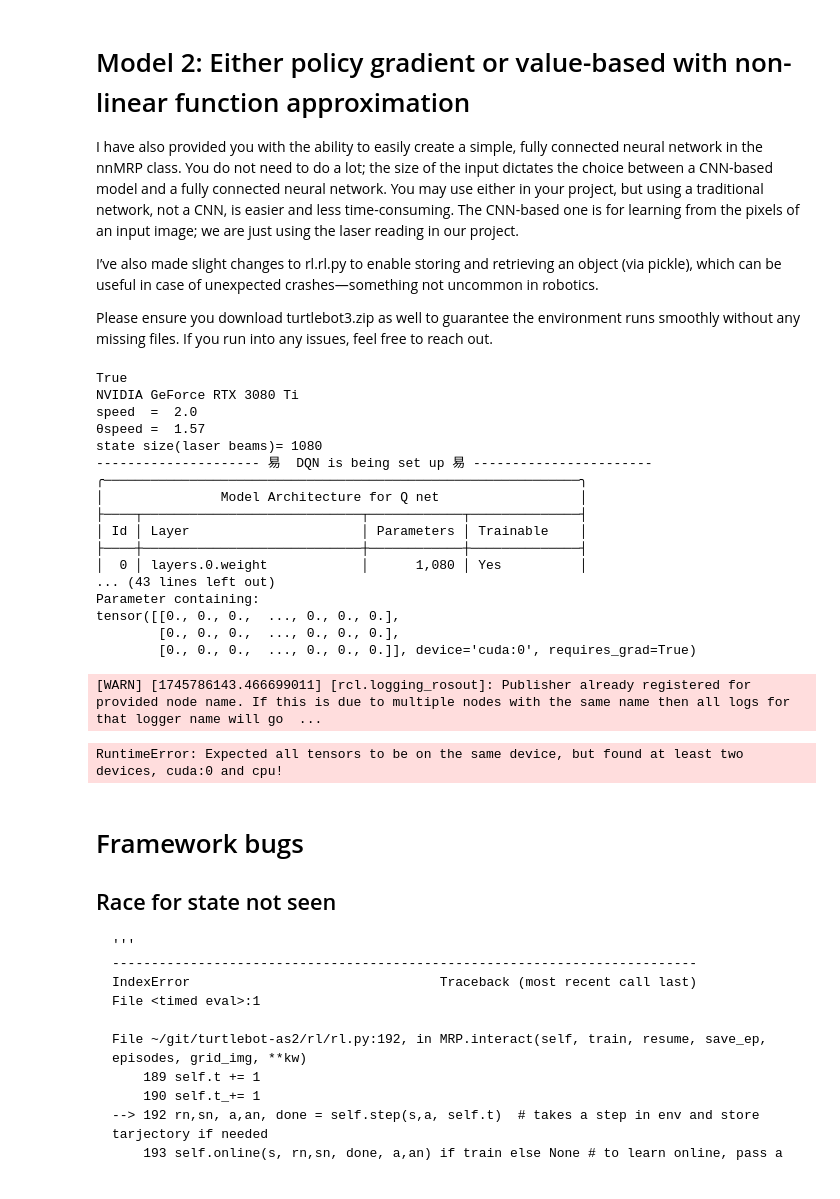
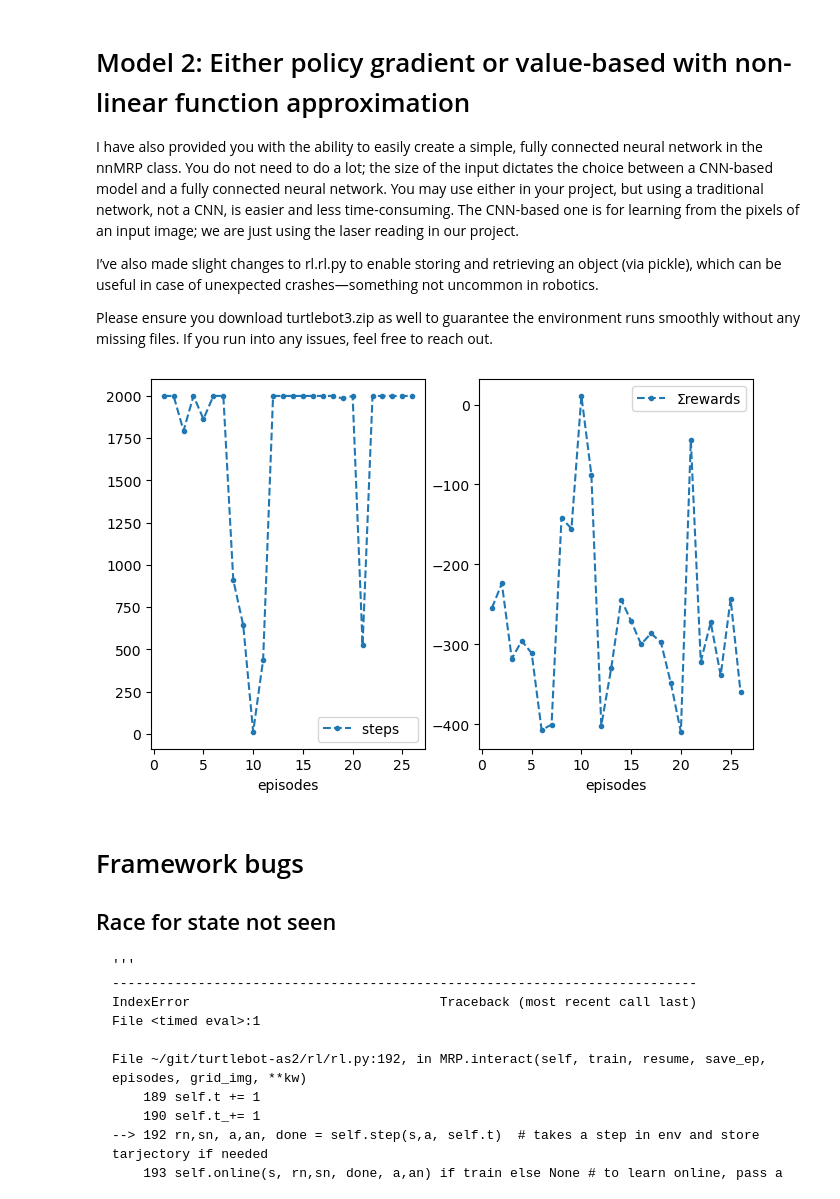
Before and after one commit to DanielBryars/turtlebot-as2, a Jupyter notebook: Assessment2.ipynb, the cells around one changed output. Cells and saved outputs as stored; diff of their text form; code cells hidden in the pictures.

```diff
--- a/Assessment2.ipynb
+++ b/Assessment2.ipynb
@@ -609,24 +711,25 @@ if not ros.ok():
 
 class nnRobEnv(vRobEnv):
     def __init__(self, **kw):
+        self.device = torch.device('mps' if torch.backends.mps.is_available() else 'cuda' if torch.cuda.is_available() else 'cpu')
         super().__init__(**kw)
         self.nF = len(self.scans)
 
     def s_(self):
         max, min = self.max_range, self.min_range
         normalised =  ((self.scans - min)/(max - min))
-        return torch.tensor(normalised, dtype=torch.float32)
+        return torch.tensor(normalised, dtype=torch.float32).to(self.device)
 
 env = nnRobEnv()
 
 class cudaDQN(nnMDP):
     def __init__(self, α=1e-4, t_Qn=1000, **kw):
         print('--------------------- 易  cudaDQN is being set up 易 -----------------------')
+        self.device = torch.device('mps' if torch.backends.mps.is_available() else 'cuda' if torch.cuda.is_available() else 'cpu')
         super().__init__(**kw)
         self.α = α
         self.store = True
         self.t_Qn = t_Qn
-        self.device = torch.device('mps' if torch.backends.mps.is_available() else 'cuda' if torch.cuda.is_available() else 'cpu')
 
     def greedy(self, s):
         self.isamax = True
@@ -646,59 +749,41 @@ class cudaDQN(nnMDP):
         Qn[dones] = 0
 
         target = Qs.clone().detach()
-        target[inds, a] = self.γ * Qn.max(1).values + rn
+        target[inds, a] = self.γ * Qn.max(1).values + rn.to(self.device)
         loss = self.qN.fit(Qs, target)
 
         if self.t_ % self.t_Qn == 0:
             self.qNn.set_weights('Q', self.t_)
             print(f'loss = {loss}')
 
 
 nnqlearn = cudaDQN(
     env=env,
     episodes=100,
     α=1e-4,
     ε=0.5,
     dε=.99,
     εmin=0.01,
     γ=.95,
     h1=3,
     h2=3,
     nF=env.nF,
     nbuffer=5000,
     nbatch=32,
     endbatch=8,
     t_Qn=100,
     self_path='DQN_exp.pkl',
     seed=1,
     **demoGame())
 
 for layer in nnqlearn.qN.layers:
     print(layer.weight)
     # print(layer.bias)
 
 
 %time nnqlearn.interact(resume=False, save_ep=True)
 # %% [output]
-True
-NVIDIA GeForce RTX 3080 Ti
-speed  =  2.0
-θspeed =  1.57
-state size(laser beams)= 1080
---------------------- 易  DQN is being set up 易 -----------------------
-╭─────────────────────────────────────────────────────────────╮
-│               Model Architecture for Q net                  │
-├────┬────────────────────────────┬────────────┬──────────────┤
-│ Id │ Layer                      │ Parameters │ Trainable    │
-├────┼────────────────────────────┼────────────┼──────────────┤
-│  0 │ layers.0.weight            │      1,080 │ Yes          │
-... (43 lines left out)
-Parameter containing:
-tensor([[0., 0., 0.,  ..., 0., 0., 0.],
-        [0., 0., 0.,  ..., 0., 0., 0.],
-        [0., 0., 0.,  ..., 0., 0., 0.]], device='cuda:0', requires_grad=True)
-[WARN] [1745786143.466699011] [rcl.logging_rosout]: Publisher already registered for provided node name. If this is due to multiple nodes with the same name then all logs for that logger name will go  ...
-RuntimeError: Expected all tensors to be on the same device, but found at least two devices, cuda:0 and cpu!
+[figure, added]
 # %% [markdown]
 # Framework bugs
 
```
Also changed, not shown: parts of 1 cell of this notebook, 2 other files.
